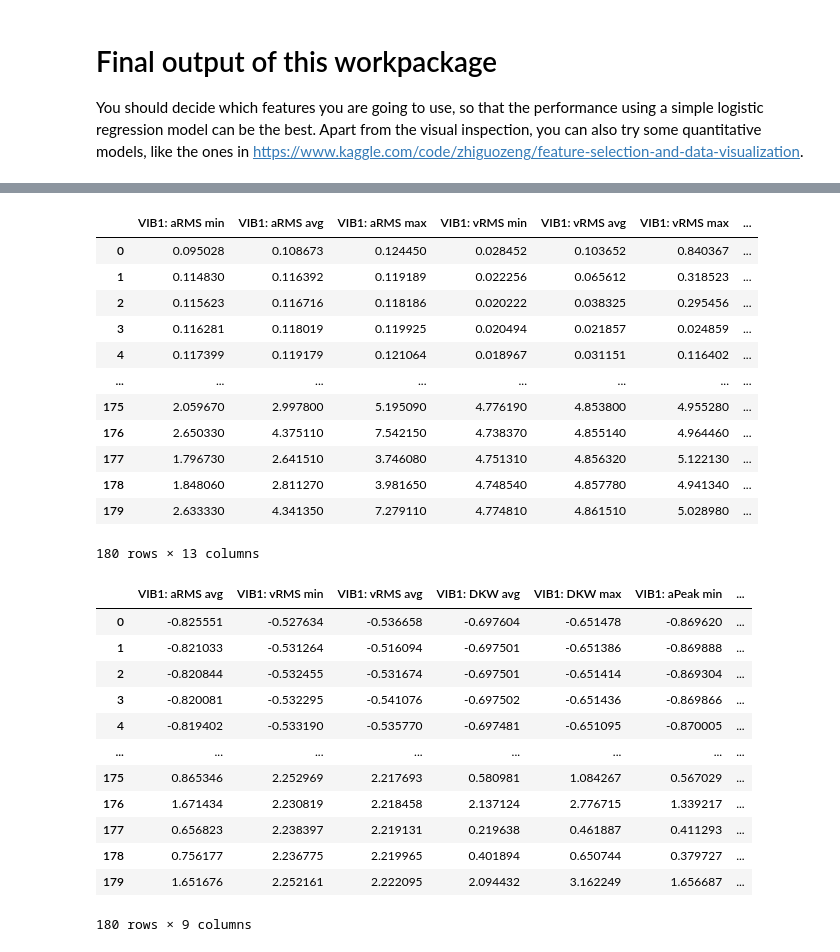
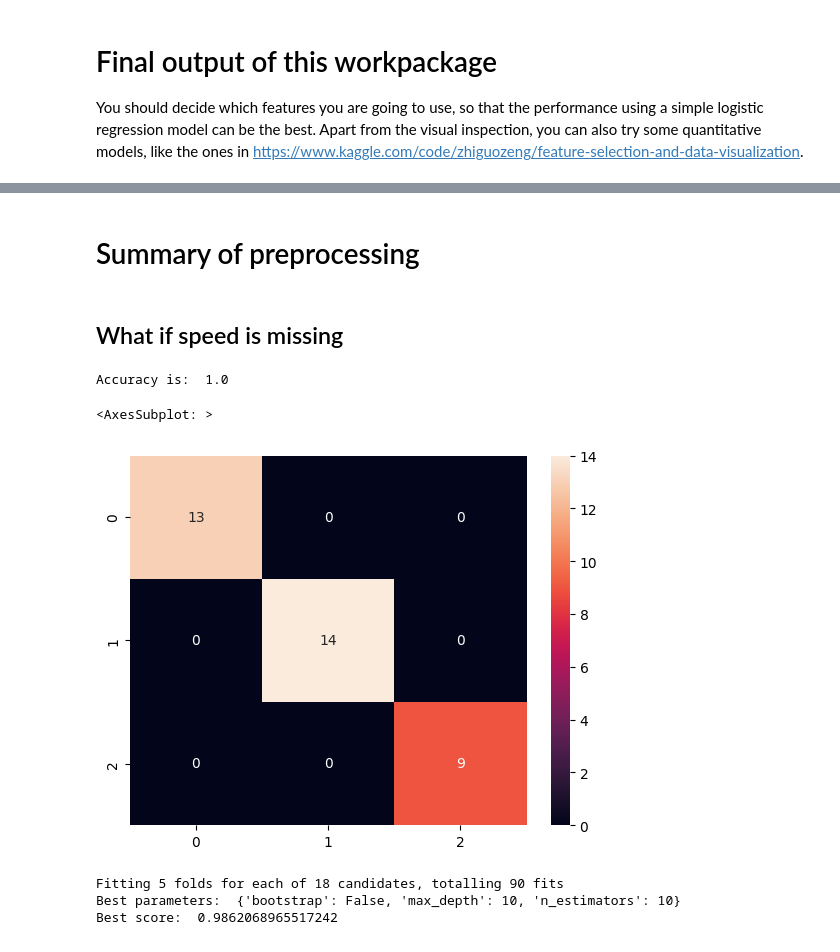
Before and after one commit to nizar139/SiemensProject_MaintenanceIndustrie, a Jupyter notebook: WP1_Feature Engineering - Student.ipynb, the cells around one changed output, grey strips where cells are left out. Drawn from its saved outputs; the diff is of its cells as text; code cells hidden in the pictures.

```diff
--- a/WP1_Feature Engineering - Student.ipynb
+++ b/WP1_Feature Engineering - Student.ipynb
@@ -367,35 +368,27 @@ F1 is:  0.7727272727272727
-# %%
-X_org = df_data_org.drop(['Label'], axis=1)
-X_org
-# %% [output]
-|  | VIB1: aRMS min | VIB1: aRMS avg | VIB1: aRMS max | VIB1: vRMS min | VIB1: vRMS avg | VIB1: vRMS max | ... |
-| 0 | 0.095028 | 0.108673 | 0.124450 | 0.028452 | 0.103652 | 0.840367 | ... |
-| 1 | 0.114830 | 0.116392 | 0.119189 | 0.022256 | 0.065612 | 0.318523 | ... |
-| 2 | 0.115623 | 0.116716 | 0.118186 | 0.020222 | 0.038325 | 0.295456 | ... |
-| 3 | 0.116281 | 0.118019 | 0.119925 | 0.020494 | 0.021857 | 0.024859 | ... |
-| 4 | 0.117399 | 0.119179 | 0.121064 | 0.018967 | 0.031151 | 0.116402 | ... |
-| ... | ... | ... | ... | ... | ... | ... | ... |
-| 175 | 2.059670 | 2.997800 | 5.195090 | 4.776190 | 4.853800 | 4.955280 | ... |
-| 176 | 2.650330 | 4.375110 | 7.542150 | 4.738370 | 4.855140 | 4.964460 | ... |
-| 177 | 1.796730 | 2.641510 | 3.746080 | 4.751310 | 4.856320 | 5.122130 | ... |
-| 178 | 1.848060 | 2.811270 | 3.981650 | 4.748540 | 4.857780 | 4.941340 | ... |
-| 179 | 2.633330 | 4.341350 | 7.279110 | 4.774810 | 4.861510 | 5.028980 | ... |
-180 rows × 13 columns
-# %%
-X = X_backup.copy(deep=True)
-X = X.iloc[:, id_to_keep]
-X
-# %% [output]
-|  | VIB1: aRMS avg | VIB1: vRMS min | VIB1: vRMS avg | VIB1: DKW avg | VIB1: DKW max | VIB1: aPeak min | ... |
-| 0 | -0.825551 | -0.527634 | -0.536658 | -0.697604 | -0.651478 | -0.869620 | ... |
-| 1 | -0.821033 | -0.531264 | -0.516094 | -0.697501 | -0.651386 | -0.869888 | ... |
-| 2 | -0.820844 | -0.532455 | -0.531674 | -0.697501 | -0.651414 | -0.869304 | ... |
-| 3 | -0.820081 | -0.532295 | -0.541076 | -0.697502 | -0.651436 | -0.869866 | ... |
-| 4 | -0.819402 | -0.533190 | -0.535770 | -0.697481 | -0.651095 | -0.870005 | ... |
-| ... | ... | ... | ... | ... | ... | ... | ... |
-| 175 | 0.865346 | 2.252969 | 2.217693 | 0.580981 | 1.084267 | 0.567029 | ... |
-| 176 | 1.671434 | 2.230819 | 2.218458 | 2.137124 | 2.776715 | 1.339217 | ... |
-| 177 | 0.656823 | 2.238397 | 2.219131 | 0.219638 | 0.461887 | 0.411293 | ... |
-| 178 | 0.756177 | 2.236775 | 2.219965 | 0.401894 | 0.650744 | 0.379727 | ... |
-| 179 | 1.651676 | 2.252161 | 2.222095 | 2.094432 | 3.162249 | 1.656687 | ... |
-180 rows × 9 columns
+# %% [markdown]
+# Summary of preprocessing
+# %% [markdown]
+## What if speed is missing
+# %%
+X = X_backup.copy(deep=True).iloc[:,:12]
+X_train, X_test, Speed_train, Speed_test = train_test_split(X, Speed, test_size=0.2, random_state=42)
+Speed_clf = LogisticRegression()
+
+Speed_clf = LogisticRegression(penalty='l2', C=1)
+Speed_clf = Speed_clf.fit(X_train,Speed_train)
+Speed_pred = Speed_clf.predict(X_test)
+ac = accuracy_score(Speed_test, Speed_pred)
+print('Accuracy is: ',ac)
+# recall = recall_score(Speed_test, Speed_pred)
+# print('Recall is: ',recall)
+# precision = precision_score(Speed_test, Speed_pred)
+# print('Precision is: ', precision)
+# f1 = f1_score(Speed_test, Speed_pred)
+# print('F1 is: ',f1)
+
+cm = confusion_matrix(Speed_test, Speed_pred)
+sns.heatmap(cm,annot=True,fmt="d")
+# %% [output]
+Accuracy is:  1.0
+<AxesSubplot: >
+[figure, added]
@@ -416,0 +438,11 @@ def preprocess(data, scaler, X, id_to_keep):
+# %%
+X = X_backup.copy(deep=True)
+X = X.iloc[:, id_to_keep]
+X_train, X_test, y_train, y_test = train_test_split(X, y, test_size=0.2, random_state=42)
+clf.fit(X_train,y_train)
+print("Best parameters: ", clf.best_params_)
+print("Best score: ", clf.best_score_)
+# %% [output]
+Fitting 5 folds for each of 18 candidates, totalling 90 fits
+Best parameters:  {'bootstrap': False, 'max_depth': 10, 'n_estimators': 10}
+Best score:  0.9862068965517242
```
Also changed, not shown: parts of 16 cells of this notebook.
